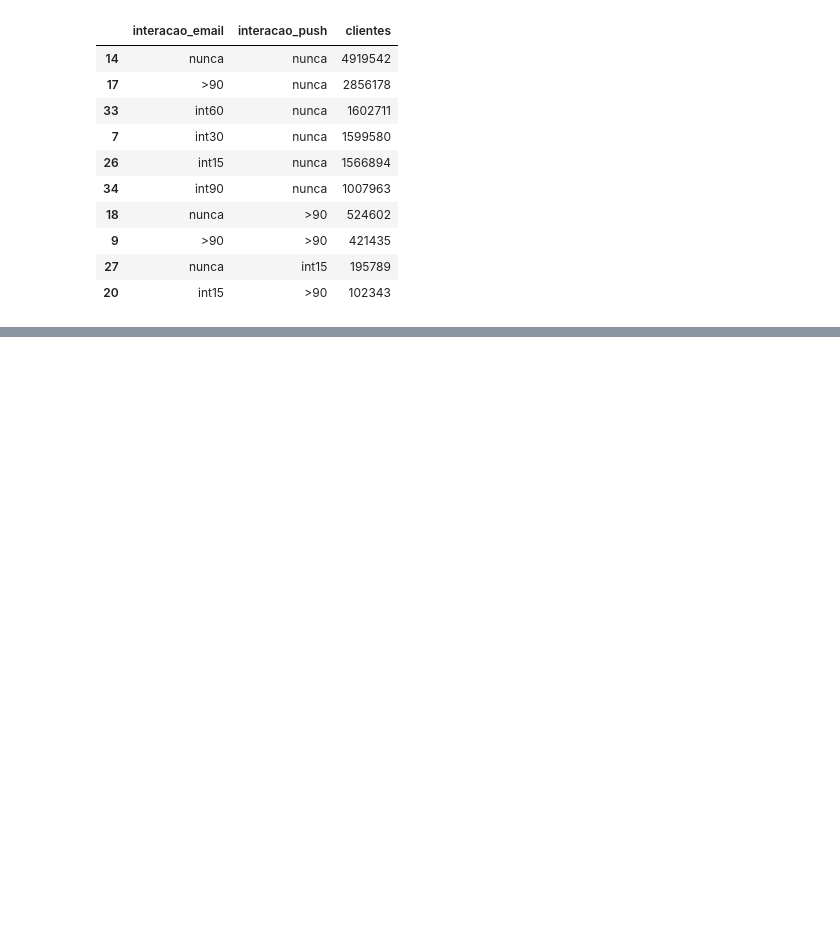
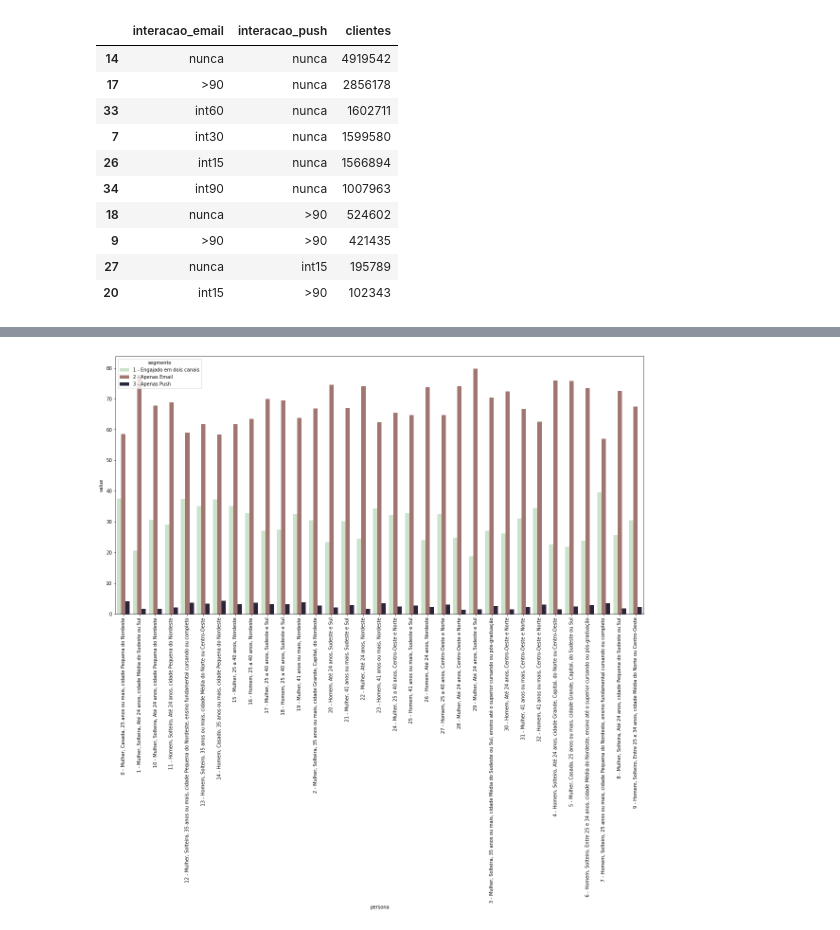
Before and after one commit to FlaviaCostaWill/diretorio_trabalho, a Jupyter notebook: Canais contato/202308 - Analise de canais de contato.ipynb, the cells around one changed output, grey strips where cells are left out. Drawn from its saved outputs; the diff is of its cells as text; code cells hidden in the pictures; blank space fills up the shorter version.

```diff
--- a/Canais contato/202308 - Analise de canais de contato.ipynb
+++ b/Canais contato/202308 - Analise de canais de contato.ipynb
@@ -183,0 +192,7 @@ plt.show()
+# %%
+df3['segmento'] = np.where((df3['flag_email'] == 1) & (df3['flag_push'] == 1), "1 - Engajado em dois canais",
+                    np.where((df3['flag_email'] == 1) & (df3['flag_push'] == 0), "2 - Apenas Email",
+                          np.where((df3['flag_email'] == 0) & (df3['flag_push'] == 1), "3 - Apenas Push", "NI")))
+
+
+df3['segmento'].value_counts()
@@ -183,0 +211,4 @@ plt.show()
+# %%
+for i in df3.persona.unique():
+    print(i)
+    print(df3[df3['persona'] == i]['segmento'].value_counts(normalize = True))
@@ -183,0 +233,27 @@ plt.show()
+# %%
+vars_agregacao = ['persona'] #vão estar no x. Precisam ser categóricas
+
+for i in vars_agregacao:
+    group_var = 'segmento' #vai estar na legenda
+    x_var = i
+    campo_contagem = 'count'
+    agg = df3.groupby([i, group_var]).agg({'cpf':['count']}) #alterar nome do dataframe e variavel de contagem
+    agg.columns = agg.columns.droplevel(0)
+    agg = agg.reset_index()
+    df_viz = agg.pivot_table(columns=x_var,index = group_var, values=campo_contagem, aggfunc=np.sum)
+
+    for i in df_viz.columns:
+        df_viz[i] = df_viz[i] / df_viz[i].sum()
+
+    df_viz = df_viz.reset_index()
+    df_viz = pd.melt(df_viz, id_vars=[group_var])
+    df_viz['value'] = df_viz['value'] * 100
+    x = df_viz[x_var].astype('str')
+    y = df_viz[group_var].astype('str')
+    z = df_viz.value.round(1)
+    plt.figure(figsize = (20,10))
+    sns.barplot(data = df_viz, x = x, y = z, hue = y, palette="ch:s=1,rot=-2")
+    plt.xticks(rotation=90)
+    plt.show()
+# %% [output]
+[figure, added]
```
Also changed, not shown: parts of 15 cells of this notebook, 2 other files.
